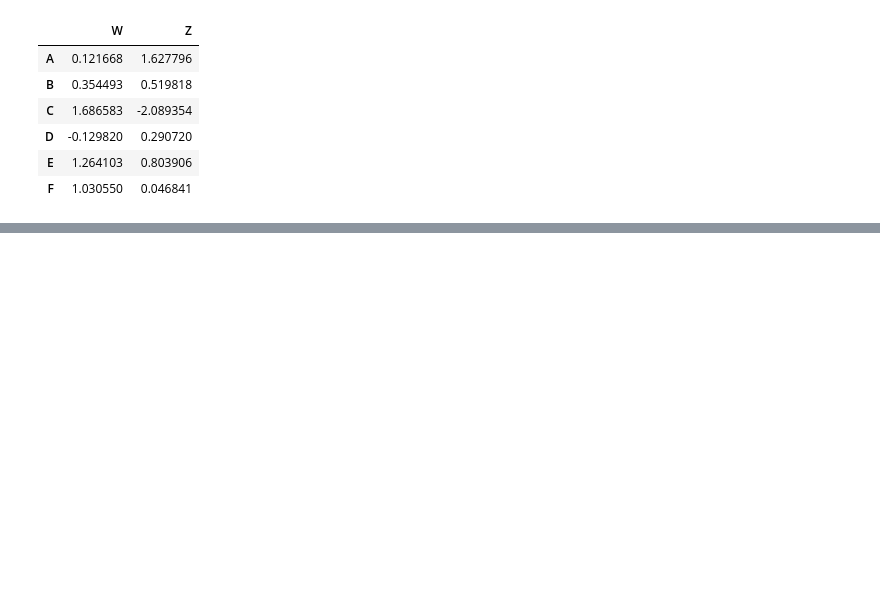
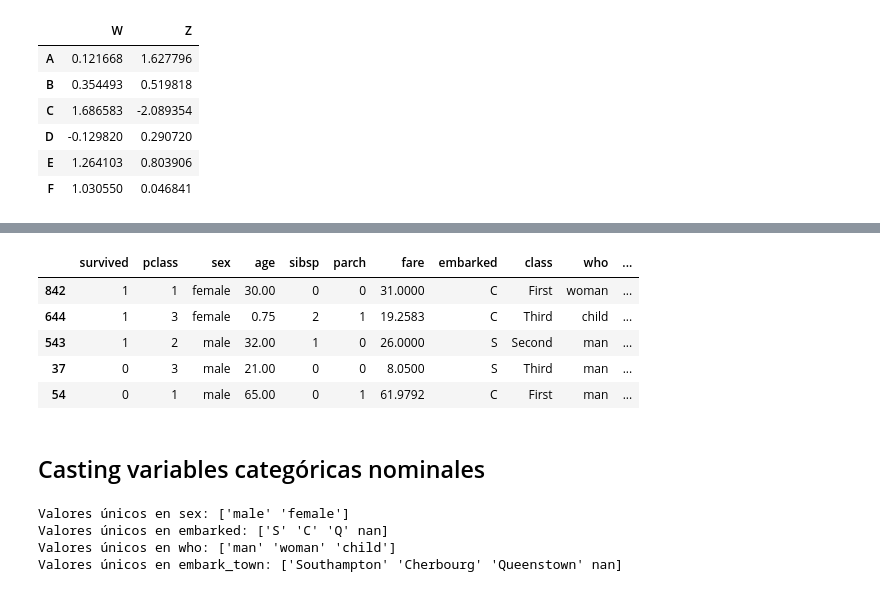
Before and after one commit to dpalacioj/DataAI-Fundamentos-Aplicaciones, a Jupyter notebook: Analitica/ciencia_datos_con_python/notebooks-teoria/03_pandas.ipynb, the cells around one changed output, grey strips where cells are left out. Saved outputs shown, nothing was run; the diff lists cells and outputs as text; code cells hidden in the pictures; blank space fills up the shorter version.

```diff
--- a/Analitica/ciencia_datos_con_python/notebooks-teoria/03_pandas.ipynb
+++ b/Analitica/ciencia_datos_con_python/notebooks-teoria/03_pandas.ipynb
@@ -345,0 +1290,5 @@ df[["W", "Z"]]
+# %%
+import seaborn as sns  # importar la librería seaborn
+
+titanic = sns.load_dataset("titanic")
+titanic.info()
@@ -345,0 +1313,23 @@ df[["W", "Z"]]
+# %%
+titanic.sample(5)
+# %% [output]
+|  | survived | pclass | sex | age | sibsp | parch | fare | embarked | class | who | ... |
+| 842 | 1 | 1 | female | 30.00 | 0 | 0 | 31.0000 | C | First | woman | ... |
+| 644 | 1 | 3 | female | 0.75 | 2 | 1 | 19.2583 | C | Third | child | ... |
+| 543 | 1 | 2 | male | 32.00 | 1 | 0 | 26.0000 | S | Second | man | ... |
+| 37 | 0 | 3 | male | 21.00 | 0 | 0 | 8.0500 | S | Third | man | ... |
+| 54 | 0 | 1 | male | 65.00 | 0 | 1 | 61.9792 | C | First | man | ... |
+# %% [markdown]
+## Casting variables categóricas nominales
+# %%
+# convertir la columna sex, embarked, who, embark_town en categóricas
+cols_categoricas_nom = ["sex", "embarked", "who", "embark_town"]
+
+# ver los datos únicos de las columnas_categoricas_nom
+for columna in cols_categoricas_nom:
+    print(f"Valores únicos en {columna}: {titanic[columna].unique()}")
+# %% [output]
+Valores únicos en sex: ['male' 'female']
+Valores únicos en embarked: ['S' 'C' 'Q' nan]
+Valores únicos en who: ['man' 'woman' 'child']
+Valores únicos en embark_town: ['Southampton' 'Cherbourg' 'Queenstown' nan]
```
Also changed, not shown: parts of 186 cells of this notebook, 1 other file.
